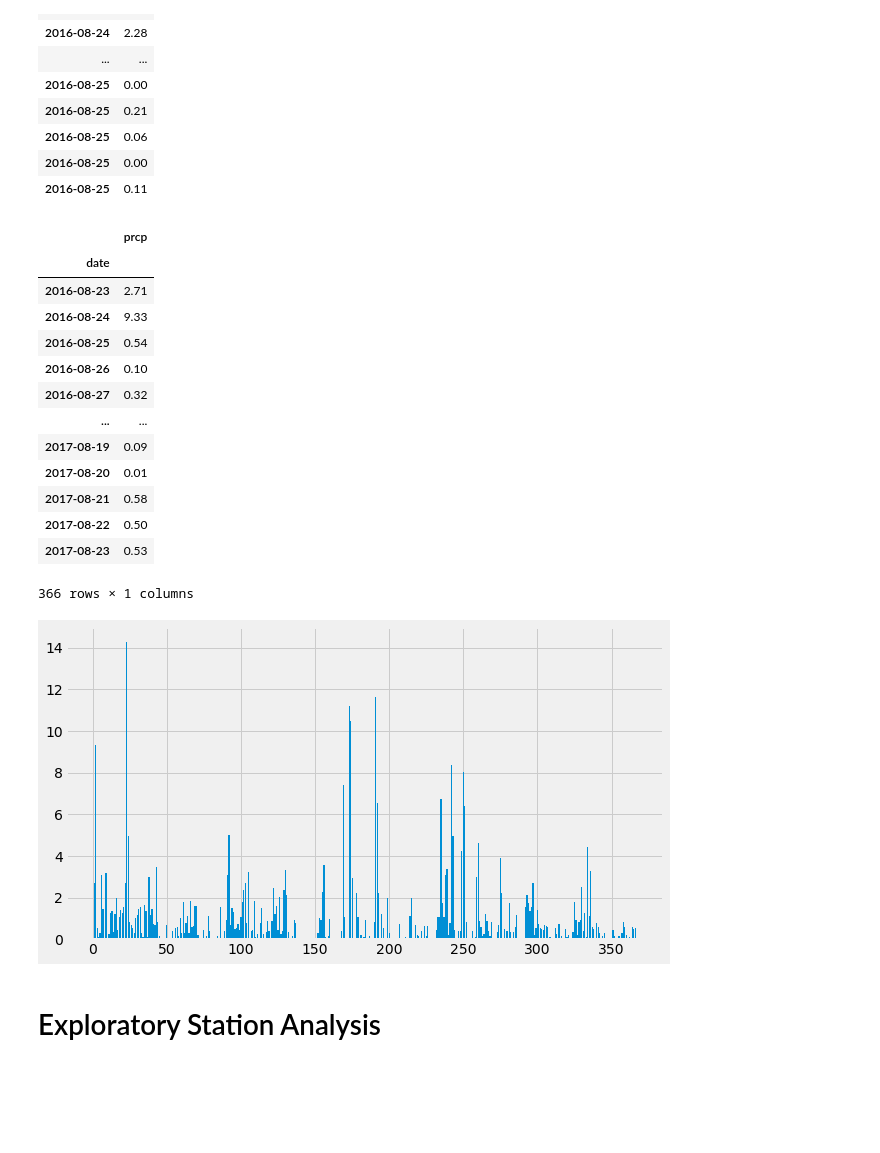
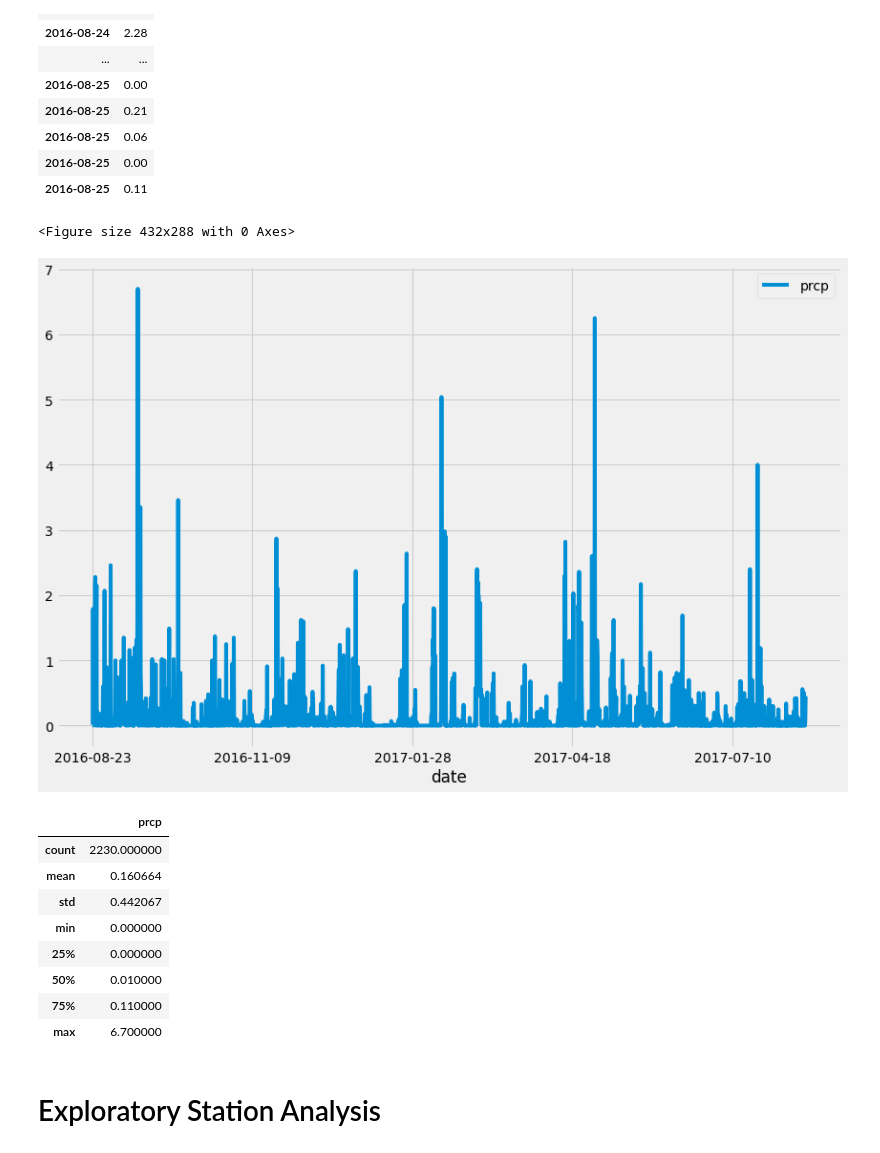
Before and after one commit to swdrich/sqlalchemy-challenge, a Jupyter notebook: climate_starter.ipynb, the cells around one changed output. Drawn from its saved outputs; the diff is of its cells as text; code cells hidden in the pictures; blank space fills up the shorter version.

```diff
--- a/climate_starter.ipynb
+++ b/climate_starter.ipynb
@@ -98,8 +98,8 @@ results
  ('2017-08-13', None),
  ...]
 # %%
-# Save the query results as a Pandas DataFrame and set the index to the date column
+# Save the query results as a Pandas DataFrame and sort by date
 precip_df = pd.DataFrame(results)
-precip_df.set_index("date", inplace=True)
-precip_df.head()
+precip_df.sort_values("date", inplace=True)
+precip_df.head(20)
 # %% [output]
@@ -113,7 +123,7 @@ precip_df.head()
 # %%
-# Sort the dataframe by date
-precip_df.sort_index(axis=0, inplace=True)
-precip_df.head()
+# Set the df index to the date
+precip_df.set_index("date", inplace=True)
+precip_df.head(20)
 # %% [output]
 |  | prcp |
 | date |  |
@@ -145,38 +166,29 @@ precip_df.head(20)
 | 2016-08-25 | 0.06 |
 | 2016-08-25 | 0.00 |
 | 2016-08-25 | 0.11 |
-# %%
-# Group by date and add all stations' data
-precip_grouped = precip_df.groupby("date").sum()
-precip_grouped
-# %% [output]
-|  | prcp |
-| date |  |
-| 2016-08-23 | 2.71 |
-| 2016-08-24 | 9.33 |
-| 2016-08-25 | 0.54 |
-| 2016-08-26 | 0.10 |
-| 2016-08-27 | 0.32 |
-| ... | ... |
-| 2017-08-19 | 0.09 |
-| 2017-08-20 | 0.01 |
-| 2017-08-21 | 0.58 |
-| 2017-08-22 | 0.50 |
-| 2017-08-23 | 0.53 |
-366 rows × 1 columns
 # %%
 # Use Pandas Plotting with Matplotlib to plot the data
-x_axis = np.arange(1, 367, 1)
-y_values = precip_grouped["prcp"]
-
-plt.figure(figsize=(9,5))
-plt.bar(x_axis, y_values)
+plt.figure()
+precip_df.plot(figsize=(12,8))
+plt.y_label = "Precipitation in Inches"
 plt.tight_layout()
 plt.show()
 # %% [output]
+<Figure size 432x288 with 0 Axes>
-[figure, old version]
+[figure, new version]
 # %%
 # Use Pandas to calcualte the summary statistics for the precipitation data
+precip_df.describe()
+# %% [output]
+|  | prcp |
+| count | 2230.000000 |
+| mean | 0.160664 |
+| std | 0.442067 |
+| min | 0.000000 |
+| 25% | 0.000000 |
+| 50% | 0.010000 |
+| 75% | 0.110000 |
+| max | 6.700000 |
 # %% [markdown]
 # Exploratory Station Analysis
 # %%
```
Also changed, not shown: parts of 12 cells of this notebook, 1 other file.
